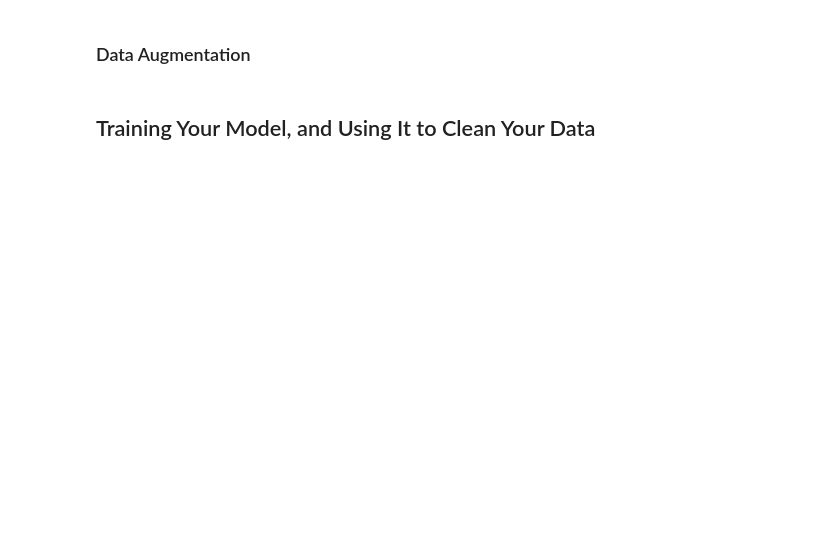
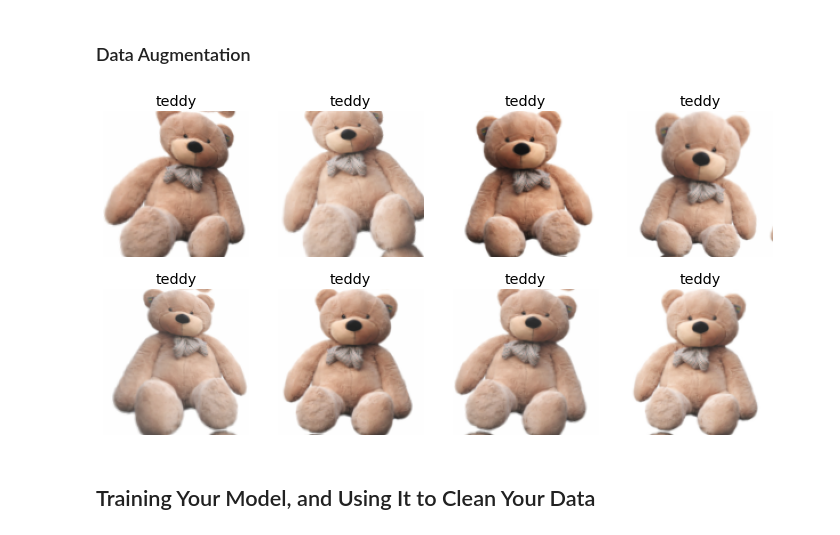
Before and after one commit to OnurKerimoglu/fastbook, a Jupyter notebook: clean/02_production.ipynb, the cells around one changed output. Drawn from its saved outputs; the diff is of its cells as text; code cells hidden in the pictures; blank space fills up the shorter version.

```diff
--- a/clean/02_production.ipynb
+++ b/clean/02_production.ipynb
@@ -154,9 +142,12 @@ dls.train.show_batch(max_n=4, nrows=1, unique=True)
 # %% [markdown]
 ### Data Augmentation
 # %%
-bears = bears.new(item_tfms=Resize(128), batch_tfms=aug_transforms(mult=2))
+bears = bears.new(item_tfms=Resize(128),
+                  batch_tfms=aug_transforms()) #aug_transforms(mult=2) augments mroe
 dls = bears.dataloaders(path)
 dls.train.show_batch(max_n=8, nrows=2, unique=True)
+# %% [output]
+[figure, added]
 # %% [markdown]
 ## Training Your Model, and Using It to Clean Your Data
 # %%
```
Also changed, not shown: parts of 34 cells of this notebook.
